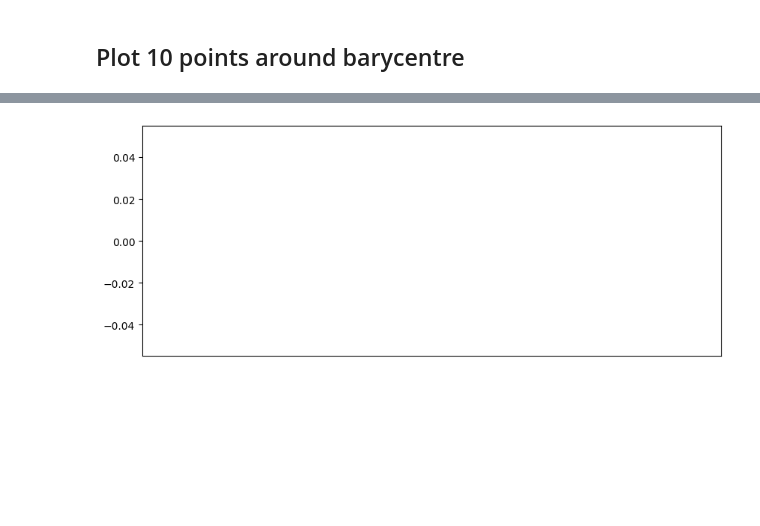
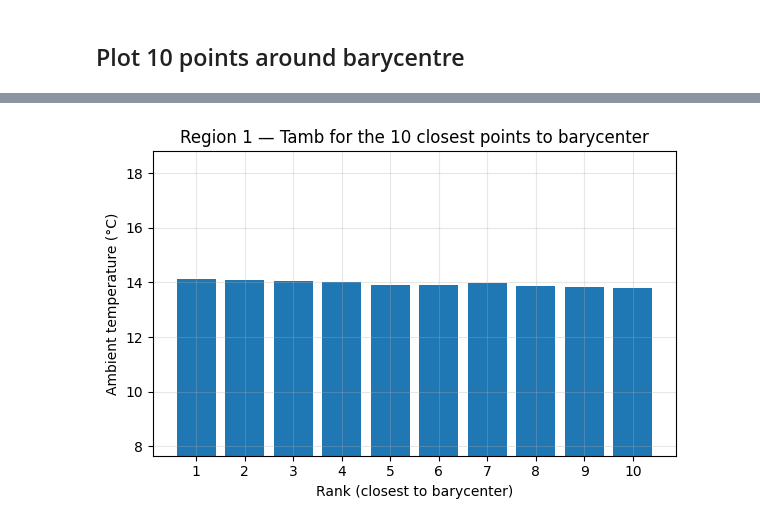
Before and after one commit to epfl-mobots/Ethogram-Generation, a Jupyter notebook: Ethogram_Generation_Metabolism.ipynb, the cells around one changed output, grey strips where cells are left out. Drawn from its saved outputs; the diff is of its cells as text; code cells hidden in the pictures; blank space fills up the shorter version.

Commit message:
adapted all scripts to metabolism experiments

```diff
--- a/Ethogram_Generation_Metabolism.ipynb
+++ b/Ethogram_Generation_Metabolism.ipynb
@@ -711,14 +781,6 @@ fig.show()
 # %% [markdown]
 # 5.&nbsp; Finding embeddings for all data
 # %%
-# Reload motionmapper module
-for name in list(sys.modules):
-    if name.startswith("motionmapperpy"):
-        del sys.modules[name]
-
-import motionmapperpy as mmpy
-%matplotlib inline
-
 tall = time.time()
 
 tfolder = parameters.projectPath+'/%s/'%parameters.method
@@ -917,22 +984,19 @@ In total, we got 5787 embeddings across all datasets, and the watershed file has
 # %%
 df_nat = []
 
-for i, df in enumerate(df_list_dropna):
+for i, (key, df) in enumerate(exps_dfs_dropna.items()):
 
     df = df.copy()
 
     # 1) Save the real timestamp
     df["real_timestamp"] = df.index
 
-    # 2) move each dataset's timestamp by i * 10 years to prepare for wavelet transform
-    df.index = df.index + pd.DateOffset(years=10 * i)
-
-    # 3) add a source id column
-    df["source_id"] = i
+    # 2) add a source id column
+    df["source_id"] = f"{key[0]}_hive{key[1]}_{key[2]}"
 
     df_nat.append(df)
 
-# 4) concatenate all dataframes into one
+# 3) concatenate all dataframes into one
 df_nat = pd.concat(df_nat, axis=0)
 df_nat = df_nat.sort_index()
 
@@ -1482,30 +1568,63 @@ df_region_top_ranks = (
 temp_cols = [c for c in df_nat.columns if c.startswith("t") and c[1:].isdigit()]
 temp_cols = sorted(temp_cols)
 
-# same scale
-ymin = df_region_top_ranks[temp_cols].min().min()
-ymax = df_region_top_ranks[temp_cols].max().max()
+# This Metabolism dataset only has ambient temperature ("Tamb"), not the 64-sensor "tXX"
+# thermal grid the BlindVisualActivity dataset has -- without this fallback, temp_cols is
+# empty, df_region_top_ranks[[]].min().min() silently evaluates to NaN, and plt.ylim(nan, nan)
+# raises. Mirrors the same detection/fallback used for the 100-closest-points plot above.
+use_tamb = False
+if not temp_cols:
+    if "Tamb" in df_nat.columns:
+        use_tamb = True
+        print("No per-sensor temperature columns ('tXX') found. Falling back to ambient temperature ('Tamb').")
+    else:
+        raise ValueError("No temperature columns ('tXX' or 'Tamb') found in df_nat.")
 
-x = np.arange(len(temp_cols))
+if use_tamb:
+    # --- Ambient temperature per rank (single sensor, one point per closest-point rank) ---
+    ymin = df_region_top_ranks["Tamb"].min()
+    ymax = df_region_top_ranks["Tamb"].max()
 
-for region_id in df_region_top_ranks.index.get_level_values("region").unique():
+    for region_id in df_region_top_ranks.index.get_level_values("region").unique():
 
-    df_r10 = df_region_top_ranks.loc[region_id]   # index = rank (1..10)
+        df_r10 = df_region_top_ranks.loc[region_id]   # index = rank (1..10)
 
-    plt.figure(figsize=(10, 4))
+        plt.figure(figsize=(6, 4))
+        plt.bar(df_r10.index.astype(str), df_r10["Tamb"].astype(float))
+        plt.ylim(ymin, ymax)
 
-    for rank, row in df_r10.iterrows():
-        temps = row[temp_cols].values.astype(float)
-        plt.plot(x, temps, marker='o', linewidth=1, label=f"rank {rank}")
+        plt.xlabel("Rank (closest to barycenter)")
+        plt.ylabel("Ambient temperature (°C)")
+        plt.title(f"Region {region_id} — Tamb for the 10 closest points to barycenter")
+        plt.grid(alpha=0.3)
+        plt.tight_layout()
+        plt.show()
 
-    plt.xticks(x, temp_cols, rotation=90, fontsize=7)
-    plt.ylim(ymin, ymax)
+else:
+    # same scale
+    ymin = df_region_top_ranks[temp_cols].min().min()
+    ymax = df_region_top_ranks[temp_cols].max().max()
 
-    plt.xlabel("Temperature sensors")
-    plt.ylabel("Temperature (°C)")
-    plt.title(f"Region {region_id} — 10 closest points to barycenter")
-    plt.grid(alpha=0.3)
-    plt.legend()
-    plt.tight_layout()
-    plt.show()
+    x = np.arange(len(temp_cols))
+
+    for region_id in df_region_top_ranks.index.get_level_values("region").unique():
+
+        df_r10 = df_region_top_ranks.loc[region_id]   # index = rank (1..10)
+
+        plt.figure(figsize=(10, 4))
+
+        for rank, row in df_r10.iterrows():
+            temps = row[temp_cols].values.astype(float)
+            plt.plot(x, temps, marker='o', linewidth=1, label=f"rank {rank}")
+
+        plt.xticks(x, temp_cols, rotation=90, fontsize=7)
+        plt.ylim(ymin, ymax)
+
+        plt.xlabel("Temperature sensors")
+        plt.ylabel("Temperature (°C)")
+        plt.title(f"Region {region_id} — 10 closest points to barycenter")
+        plt.grid(alpha=0.3)
+        plt.legend()
+        plt.tight_layout()
+        plt.show()
 # %% [output]
@@ -1513 +1632 @@ ValueError: Axis limits cannot be NaN or Inf
-[figure, old version]
+[figure, new version]
```
Also changed, not shown: parts of 53 cells of this notebook, 1 other file.
